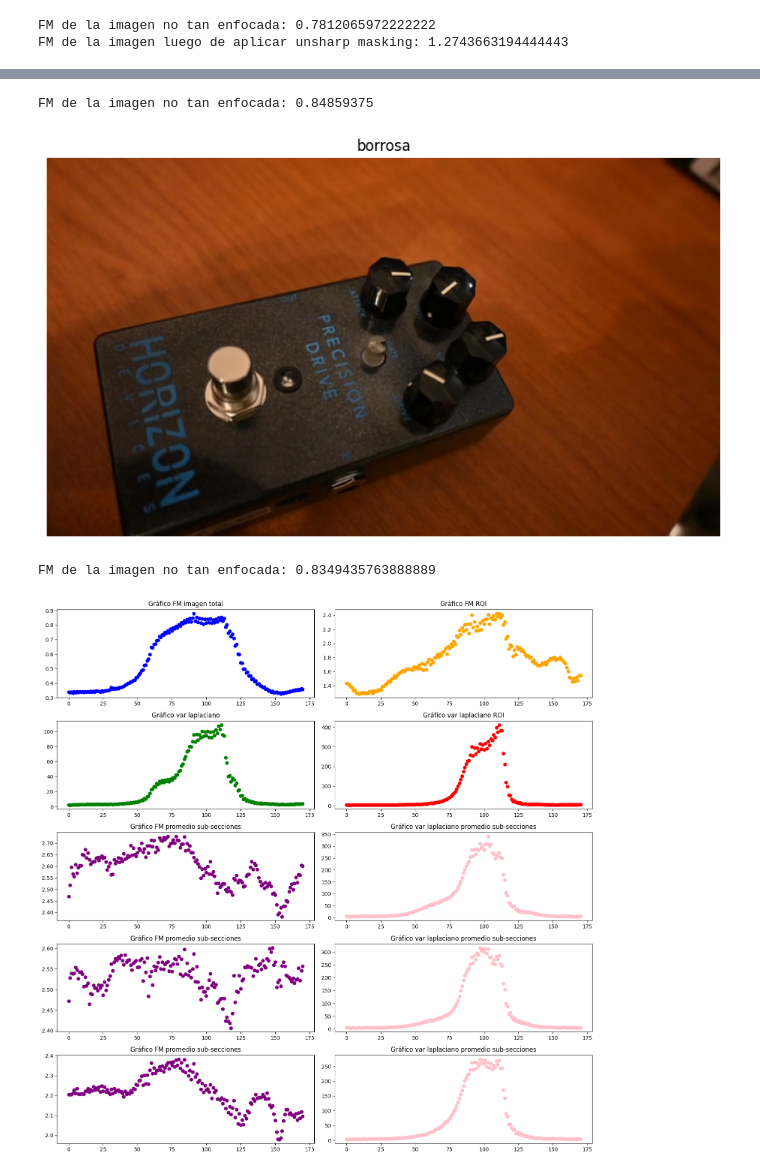
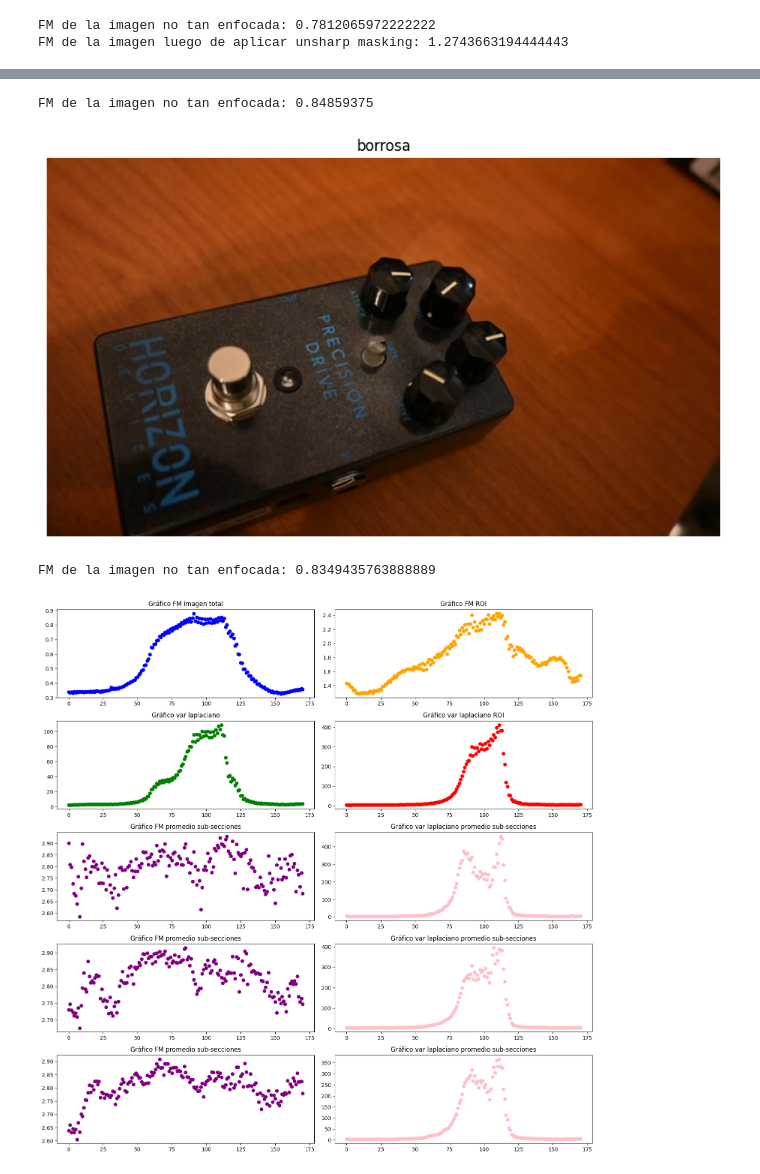
Before and after one commit to CEIA-MBer-ATacc/ceia_cv_tps, a Jupyter notebook: TP2/tp2.ipynb, the cells around one changed output, grey strips where cells are left out. Drawn from its saved outputs; the diff is of its cells as text; code cells hidden in the pictures.

Commit message:
[UPD]Se cambia el calculo de subsecciones

```diff
--- a/TP2/tp2.ipynb
+++ b/TP2/tp2.ipynb
@@ -126,12 +100,31 @@ def dividir_en_subsecciones(frame, n_rows, n_cols, stride_in_px=16, show_rectagl
 # %%
 def calcular_fm_promedio_subsecciones(frame, n_rows, n_cols, show_rectagle=False):
-    sub_secciones = dividir_en_subsecciones(frame, n_rows, n_cols, show_rectagle=show_rectagle)
+    sub_secciones, margenes = dividir_en_subsecciones(frame, 10, n_rows, n_cols)
+
+    if show_rectagle:
+        cop = frame.copy()
+        for r in margenes:
+            top_left = r[0]
+            bottom_right = r[1]
+            cv2.rectangle(cop, top_left, bottom_right, (0, 255, 0), 1)
+        mostrar_imagen(cop, titulo='Subsecciones con rectángulos')
+
+
     formulas = [calcular_fm(sub_seccion) for sub_seccion in sub_secciones]
     fm_promedio = np.mean(formulas)
     return fm_promedio
 # %%
 def calcular_laplacian_promedio_subsecciones(frame, n_rows, n_cols, show_rectagle=False):
-    sub_secciones = dividir_en_subsecciones(frame, n_rows, n_cols, show_rectagle=show_rectagle)
+    sub_secciones, margenes = dividir_en_subsecciones(frame, 10, n_rows, n_cols)
+
+    if show_rectagle:
+        cop = frame.copy()
+        for r in margenes:
+            top_left = r[0]
+            bottom_right = r[1]
+            cv2.rectangle(cop, top_left, bottom_right, (0, 255, 0), 1)
+        mostrar_imagen(cop, titulo='Subsecciones con rectángulos')
+
     formulas = [variance_of_laplacian(sub_seccion) for sub_seccion in sub_secciones]
     fm_promedio = np.mean(formulas)
     return fm_promedio
@@ -176,22 +169,22 @@ else:
     var_laplacian_list = []
     var_laplacian_roi_list = []
 
-    N1 = 11
-    M1 = 19
+    N1 = 5
+    M1 = 5
 
     fm_mean_1 = []
     laplacian_mean_1 = []
 
-    N2 = 8
-    M2 = 13
+    N2 = 9
+    M2 = 9
     fm_mean_2 = []
     laplacian_mean_2 = []
 
-    N3 = 5
-    M3 = 8
+    N3 = 13
+    M3 = 13
     fm_mean_3 = []
     laplacian_mean_3 = []
-
+    img = False
     while True:
         ret, frame = captura_video.read()
         if not ret:
@@ -225,6 +218,7 @@ else:
         if len(fm_total_list) in [80 ,91, 111]:
             mostrar_imagen(frame, titulo='borrosa')
             print(f"FM de la imagen no tan enfocada: {fm_total_list[-1]}")
+            img=frame
         if len(fm_total_list) in [80]:
             print(f"FM de la imagen luego de aplicar unsharp masking: {calcular_fm(unsharp_mask(frame))}")
             mostrar_imagen(unsharp_mask(frame), titulo='sharped')
@@ -276,8 +270,8 @@ FM de la imagen luego de aplicar unsharp masking: 1.2743663194444443
 [figure]
 FM de la imagen no tan enfocada: 0.84859375
 [figure]
 FM de la imagen no tan enfocada: 0.8349435763888889
-[figure, old version]
+[figure, new version]
 # %%
 print(f"El índice del frame con el mayor valor de FM en la imagen total es: {np.argmax(fm_total_list)}")
 print(f"El índice del frame con el mayor valor de FM en la ROI es: {np.argmax(fm_roi_list)}")
```
Also changed, not shown: parts of 4 cells of this notebook.
